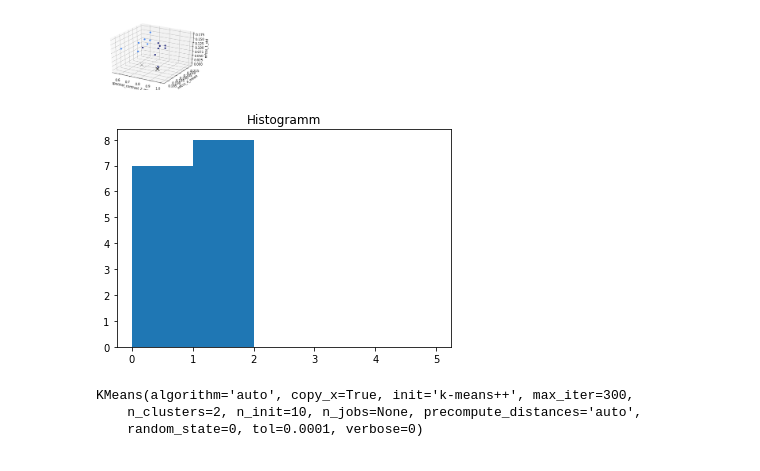
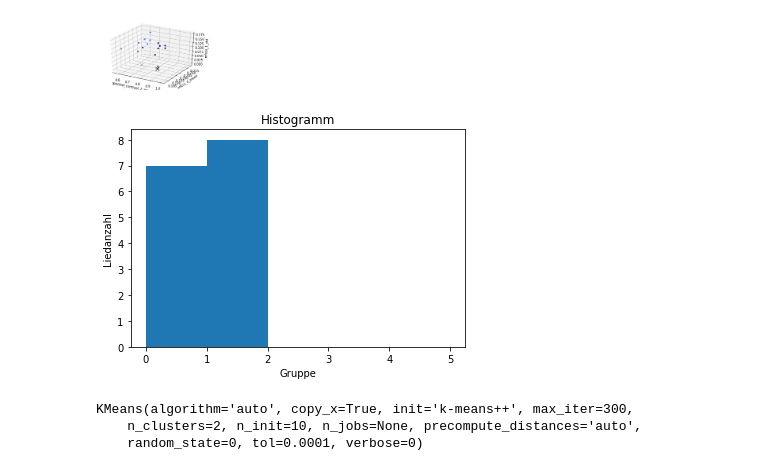
Before and after one commit to LePython/Virtale, a Jupyter notebook: Music Feature Extraction/K-Means/testing/mainKMeans_test.ipynb, the cells around one changed output. Drawn from its saved outputs; the diff is of its cells as text; code cells hidden in the pictures.

```diff
--- a/Music Feature Extraction/K-Means/mainKMeans.ipynb
+++ b/Music Feature Extraction/K-Means/testing/mainKMeans_test.ipynb
@@ -9,7 +9,7 @@ from mpl_toolkits.mplot3d import Axes3D
 from sklearn.decomposition import PCA as sklearnPCA
 from sklearn.cluster import KMeans
 # %%
-df = pd.read_csv("df_features.csv")
+df = pd.read_csv("df_test_features.csv")
 
 print(df.shape)
 print(df)
@@ -109,12 +109,14 @@ coordinate:  [0.715823309829946 0.1886406055578598 0.16116756532559107
 # %%
 # Wie viele Lieder gehören jeder Gruppe zu
 a = np.array(labels)
 plt.hist(a, bins = [0,1,2,3,4,5])
 plt.title("Histogramm")
+plt.xlabel("Gruppe")
+plt.ylabel("Liedanzahl")
 plt.savefig("histogram.png",dpi=200)
 plt.show()
 # %% [output]
-[figure, old version]
+[figure, new version]
 # %%
 #Das trainierte Model speichern
 pkl_filename = "kmeans_test_model.pkl"
```
Also changed, not shown: 15 other files.
